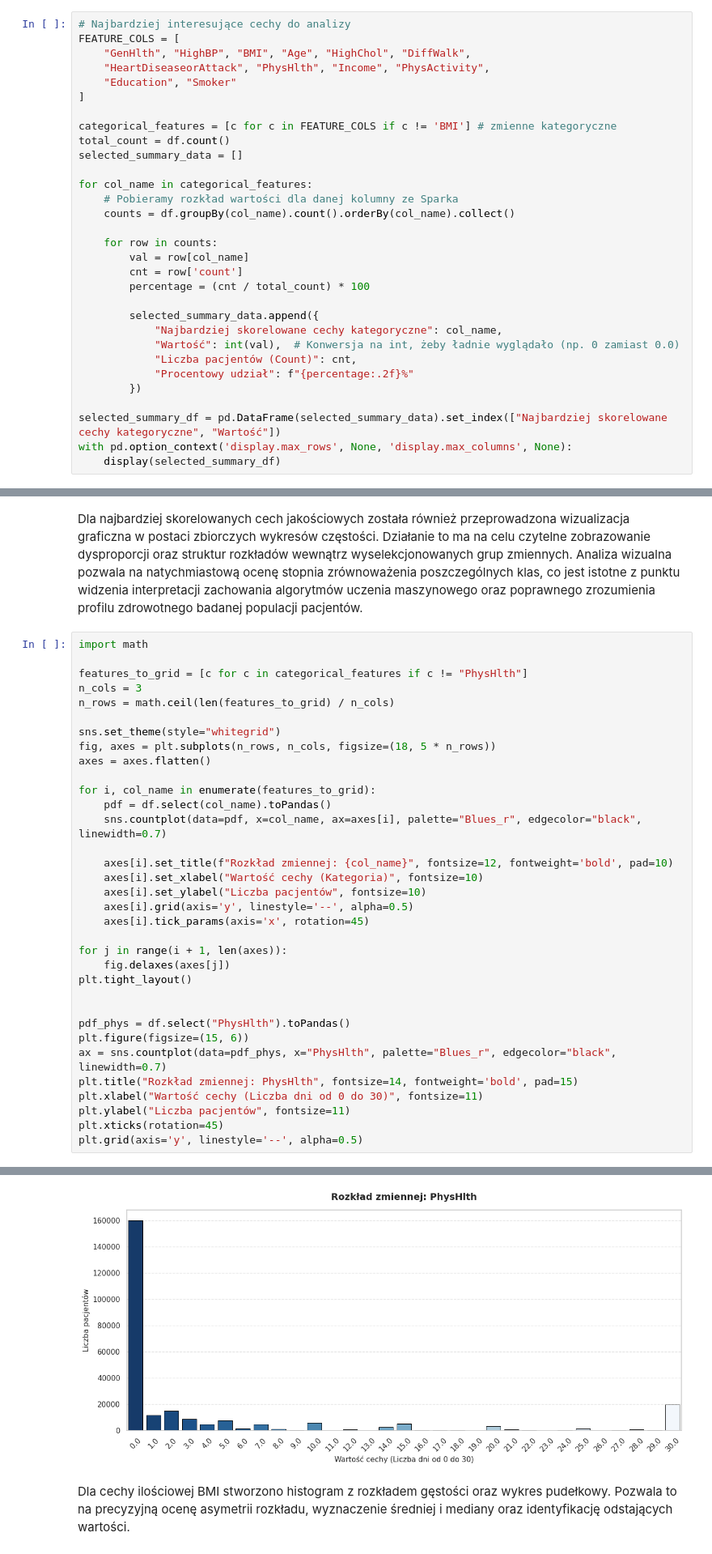
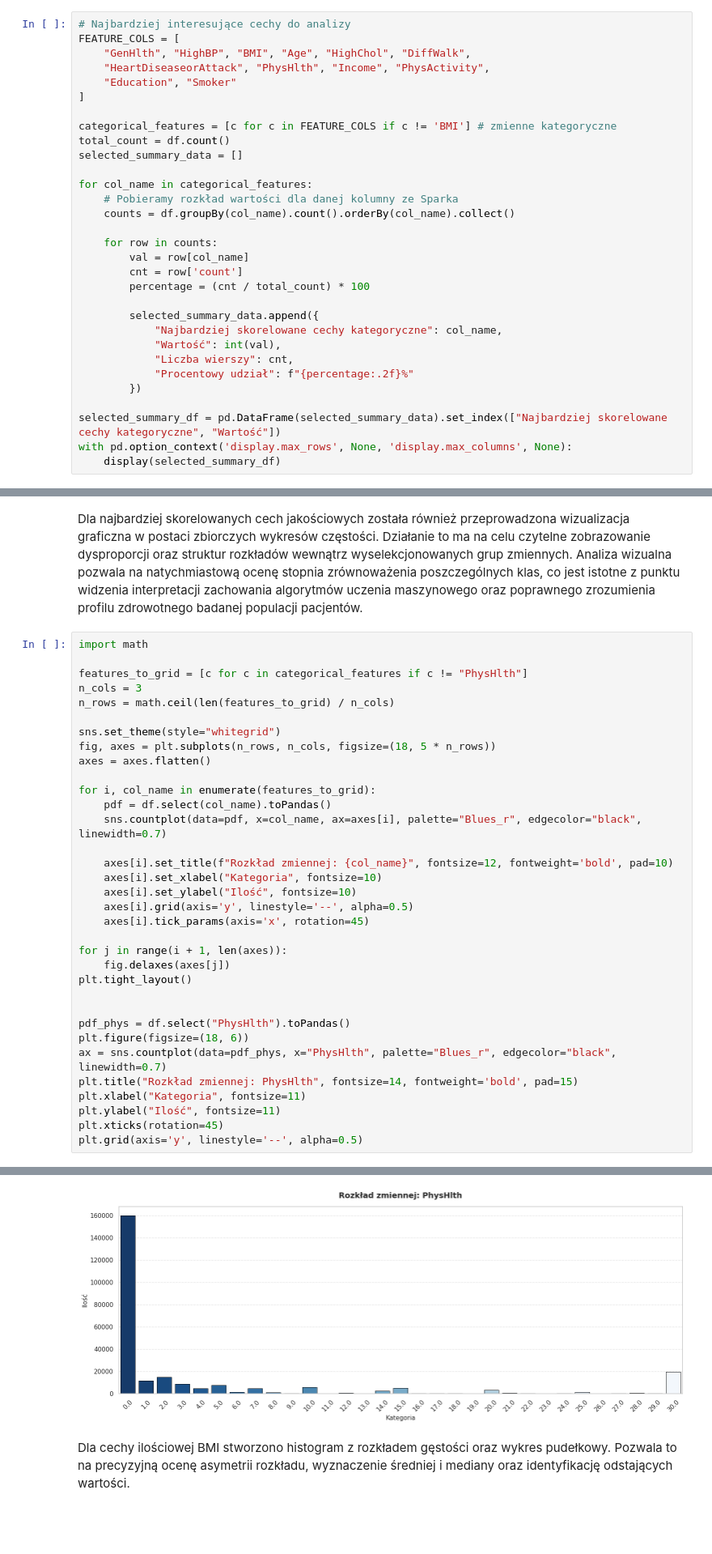
Before and after one commit to ImJaca/diabetes-analysis, a Jupyter notebook: analisys.ipynb, the cells around one changed output, grey strips where cells are left out. Shown at 81% size. Saved outputs shown, nothing was run; the diff lists cells and outputs as text; blank space fills up the shorter version.

```diff
--- a/analisys.ipynb
+++ b/analisys.ipynb
@@ -239,8 +234,8 @@ for col_name in categorical_features:
 
         selected_summary_data.append({
             "Najbardziej skorelowane cechy kategoryczne": col_name,
-            "Wartość": int(val),  # Konwersja na int, żeby ładnie wyglądało (np. 0 zamiast 0.0)
-            "Liczba pacjentów (Count)": cnt,
+            "Wartość": int(val),
+            "Liczba wierszy": cnt,
             "Procentowy udział": f"{percentage:.2f}%"
         })
 
@@ -284,8 +279,8 @@ for i, col_name in enumerate(features_to_grid):
     sns.countplot(data=pdf, x=col_name, ax=axes[i], palette="Blues_r", edgecolor="black", linewidth=0.7)
 
     axes[i].set_title(f"Rozkład zmiennej: {col_name}", fontsize=12, fontweight='bold', pad=10)
-    axes[i].set_xlabel("Wartość cechy (Kategoria)", fontsize=10)
-    axes[i].set_ylabel("Liczba pacjentów", fontsize=10)
+    axes[i].set_xlabel("Kategoria", fontsize=10)
+    axes[i].set_ylabel("Ilość", fontsize=10)
     axes[i].grid(axis='y', linestyle='--', alpha=0.5)
     axes[i].tick_params(axis='x', rotation=45)
 
@@ -295,11 +290,11 @@ plt.tight_layout()
 
 
 pdf_phys = df.select("PhysHlth").toPandas()
-plt.figure(figsize=(15, 6))
+plt.figure(figsize=(18, 6))
 ax = sns.countplot(data=pdf_phys, x="PhysHlth", palette="Blues_r", edgecolor="black", linewidth=0.7)
 plt.title("Rozkład zmiennej: PhysHlth", fontsize=14, fontweight='bold', pad=15)
-plt.xlabel("Wartość cechy (Liczba dni od 0 do 30)", fontsize=11)
-plt.ylabel("Liczba pacjentów", fontsize=11)
+plt.xlabel("Kategoria", fontsize=11)
+plt.ylabel("Ilość", fontsize=11)
 plt.xticks(rotation=45)
 plt.grid(axis='y', linestyle='--', alpha=0.5)
 # %% [output]
@@ -324,4 +319,4 @@ Passing `palette` without assigning `hue` is deprecated and will be removed in v
-[figure, old version]
+[figure, new version]
 # %% [markdown]
 Dla cechy ilościowej BMI stworzono histogram z rozkładem gęstości oraz wykres pudełkowy. Pozwala to na precyzyjną ocenę asymetrii rozkładu, wyznaczenie średniej i mediany oraz identyfikację odstających wartości.
 # %%
```
Also changed, not shown: parts of 28 cells of this notebook.
